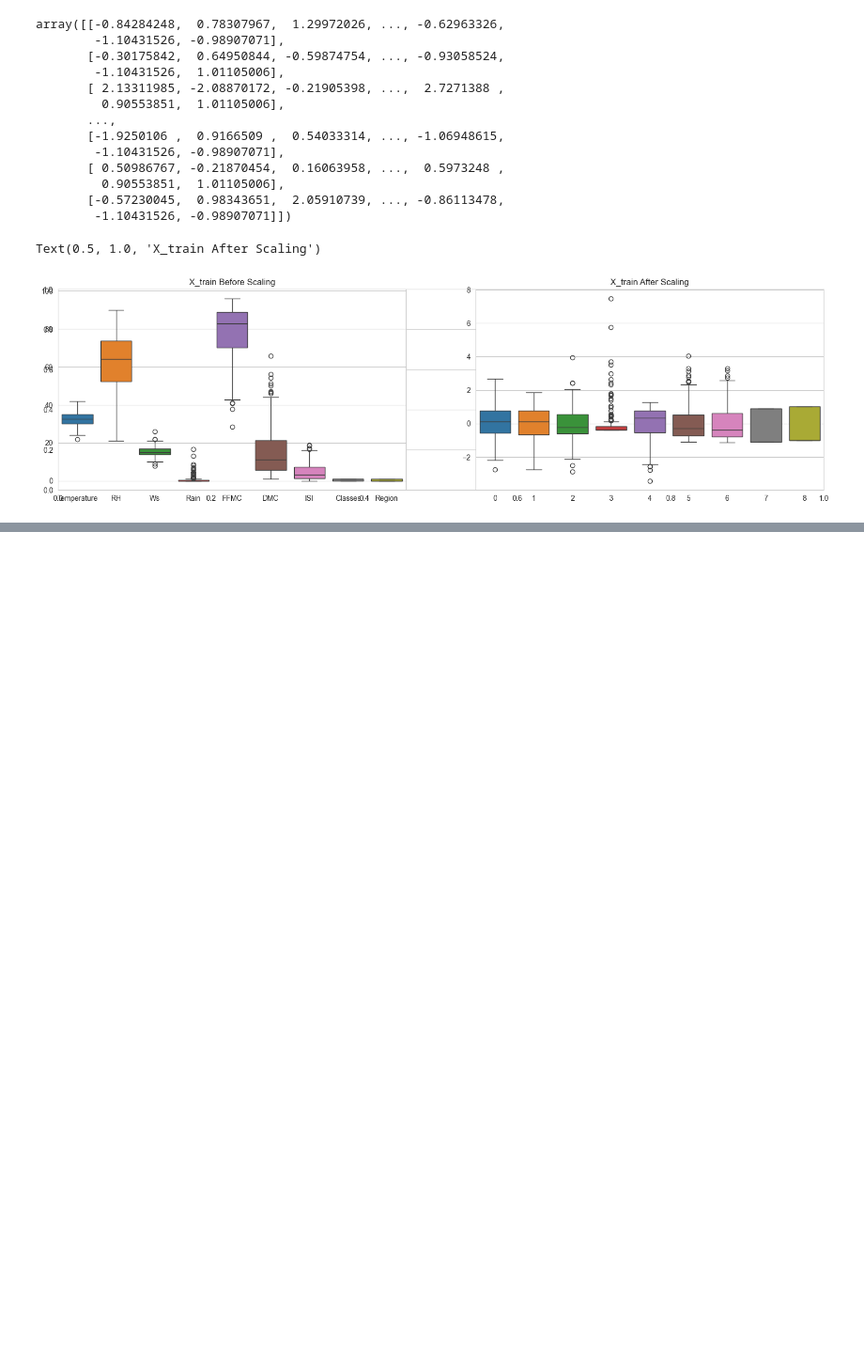
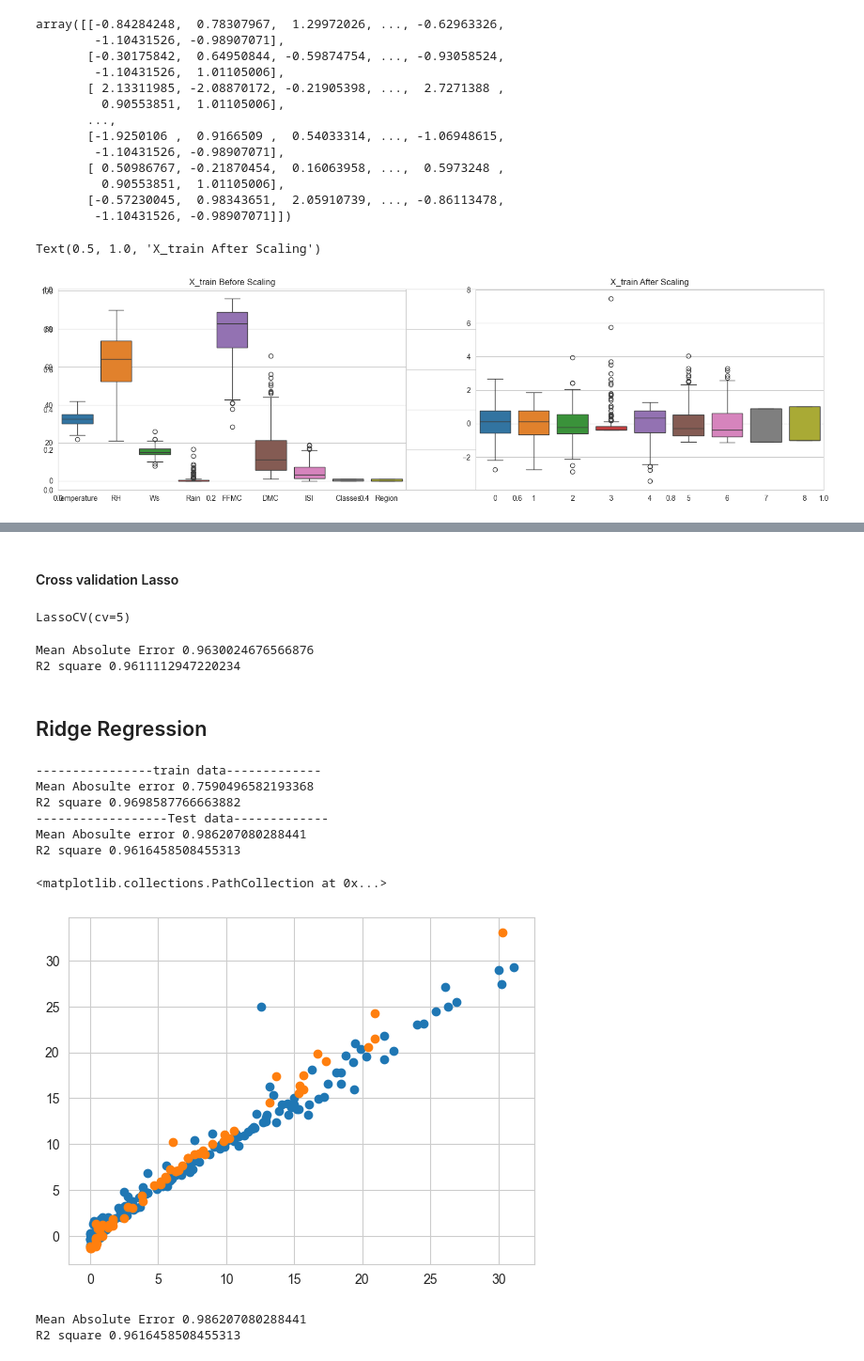
Before and after one commit to neelakandanoj/Machine-Learning-Projects, a Jupyter notebook: ML Project/Algerian Forest Fire/ForestFire(Ridge,Lasso,Linear).ipynb, the cells around one changed output, grey strips where cells are left out. Shown at 94% size. Saved outputs shown, nothing was run; the diff lists cells and outputs as text; code cells hidden in the pictures; blank space fills up the shorter version.

```diff
--- a/ML Project/Algerian Forest Fire/ForestFire(Ridge,Lasso,Linear).ipynb
+++ b/ML Project/Algerian Forest Fire/ForestFire(Ridge,Lasso,Linear).ipynb
@@ -582,0 +647,64 @@ Text(0.5, 1.0, 'X_train After Scaling')
+# %% [markdown]
+#### Cross validation Lasso
+# %%
+from sklearn.linear_model import LassoCV
+lassocv=LassoCV(cv=5)
+lassocv.fit(x_trained,y_train)
+# %% [output]
+LassoCV(cv=5)
+# %%
+from sklearn.linear_model import LassoCV
+lassocv=LassoCV(cv=5)
+lassocv.fit(x_trained,y_train)
+y_pred=lassocv.predict(X_tested)
+mae=mean_absolute_error(y_test,y_pred)
+score=r2_score(y_test,y_pred)
+print("Mean Absolute Error",mae)
+print("R2 square",score)
+# %% [output]
+Mean Absolute Error 0.9630024676566876
+R2 square 0.9611112947220234
+# %% [markdown]
+## Ridge Regression
+# %%
+from sklearn.linear_model import Ridge
+from sklearn.metrics import mean_absolute_error,r2_score
+
+model=Ridge()
+model.fit(x_trained,y_train)
+print('----------------train data-------------')
+y_pred=model.predict(x_trained)
+mea=mean_absolute_error(y_train,y_pred)
+score=r2_score(y_train,y_pred)
+print("Mean Abosulte error",mea)
+print("R2 square",score)
+plt.scatter(y_train,y_pred)
+
+print("------------------Test data-------------")
+y_pred=model.predict(X_tested)
+mea=mean_absolute_error(y_test,y_pred)
+score=r2_score(y_test,y_pred)
+print("Mean Abosulte error",mea)
+print("R2 square",score)
+plt.scatter(y_test,y_pred)
+# %% [output]
+----------------train data-------------
+Mean Abosulte error 0.7590496582193368
+R2 square 0.9698587766663882
+------------------Test data-------------
+Mean Abosulte error 0.986207080288441
+R2 square 0.9616458508455313
+<matplotlib.collections.PathCollection at 0x...>
+[figure, added]
+# %%
+from sklearn.linear_model import RidgeCV
+ridgecv=RidgeCV(cv=5)
+ridgecv.fit(x_trained,y_train)
+y_pred=ridgecv.predict(X_tested)
+mae=mean_absolute_error(y_test,y_pred)
+score=r2_score(y_test,y_pred)
+print("Mean Absolute Error",mae)
+print("R2 square",score)
+# %% [output]
+Mean Absolute Error 0.986207080288441
+R2 square 0.9616458508455313
```
Also changed, not shown: parts of 8 cells of this notebook, 2 other files.
